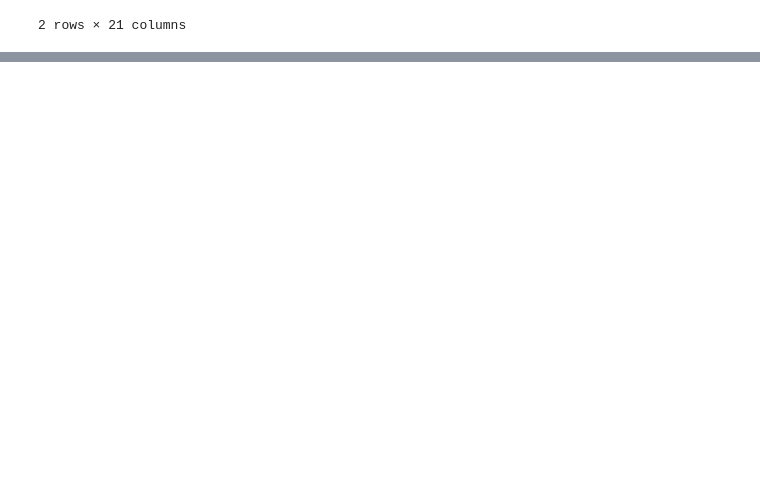
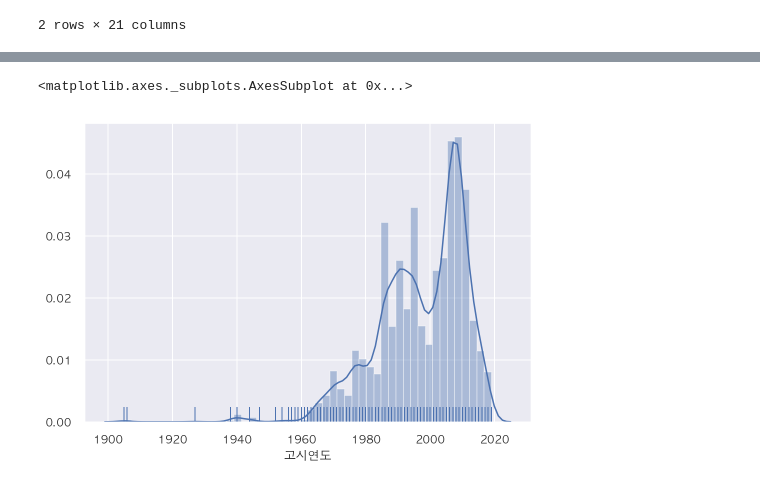
Before and after one commit to neverlish/Learned, a Jupyter notebook: data/inflearn-public-data-python/05-park.ipynb, the cells around one changed output, grey strips where cells are left out. Saved outputs shown, nothing was run; the diff lists cells and outputs as text; code cells hidden in the pictures; blank space fills up the shorter version.

```diff
--- a/data/inflearn-public-data-python/05-park.ipynb
+++ b/data/inflearn-public-data-python/05-park.ipynb
@@ -432,0 +442,5 @@ df[(df['경도'] > 132) | (df['위도'] < 32)]
+# %%
+# 지정고시일의 데이터 타입을 datetime 형태로 변경합니다.
+
+df['지정고시일'] = pd.to_datetime(df['지정고시일'])
+df['지정고시일'].head(1)
@@ -432,0 +450,7 @@ df[(df['경도'] > 132) | (df['위도'] < 32)]
+# %%
+# 고시연도와 고시월을 지정고시일에서 추출해서 파생변수를 만듭니다.
+
+df['고시연도'] = df['지정고시일'].dt.year
+df['고시월'] = df['지정고시일'].dt.month
+
+df[['지정고시일', '고시연도', '고시월']].head()
@@ -432,0 +476,8 @@ df[(df['경도'] > 132) | (df['위도'] < 32)]
+# %%
+# 고시연도의 분포를 distplot 으로 그립니다.
+# 이 때, 결측치가 있으면 오류가 나기 때문에 결측치가 없는 데이터만 따로 모아 그립니다.
+
+sns.distplot(df.loc[df['고시연도'].notnull(), '고시연도'], rug=True)
+# %% [output]
+<matplotlib.axes._subplots.AxesSubplot at 0x...>
+[figure, added]
```
Also changed, not shown: parts of 7 cells of this notebook.
